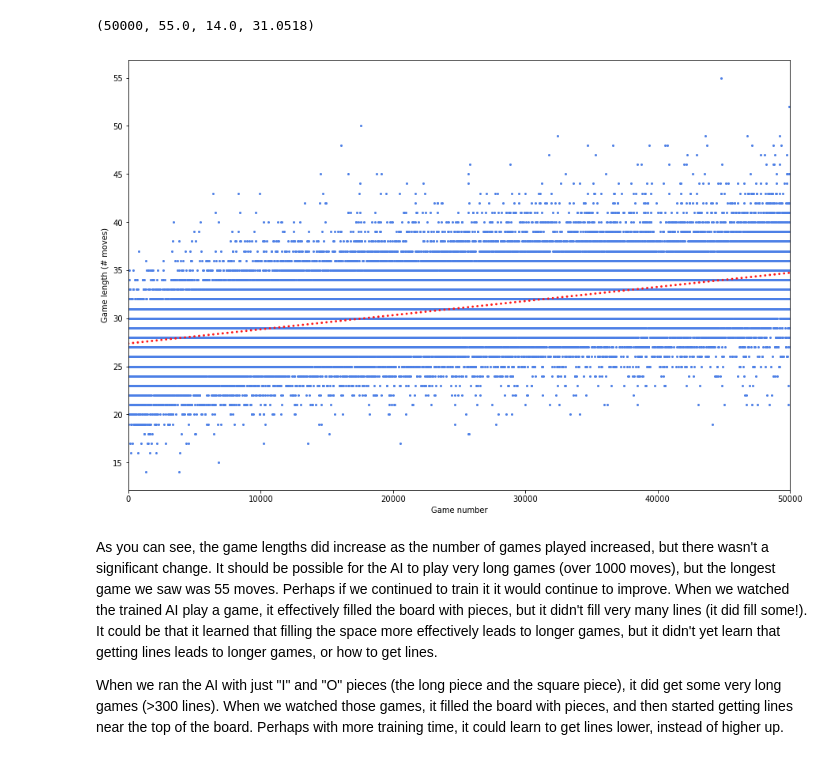
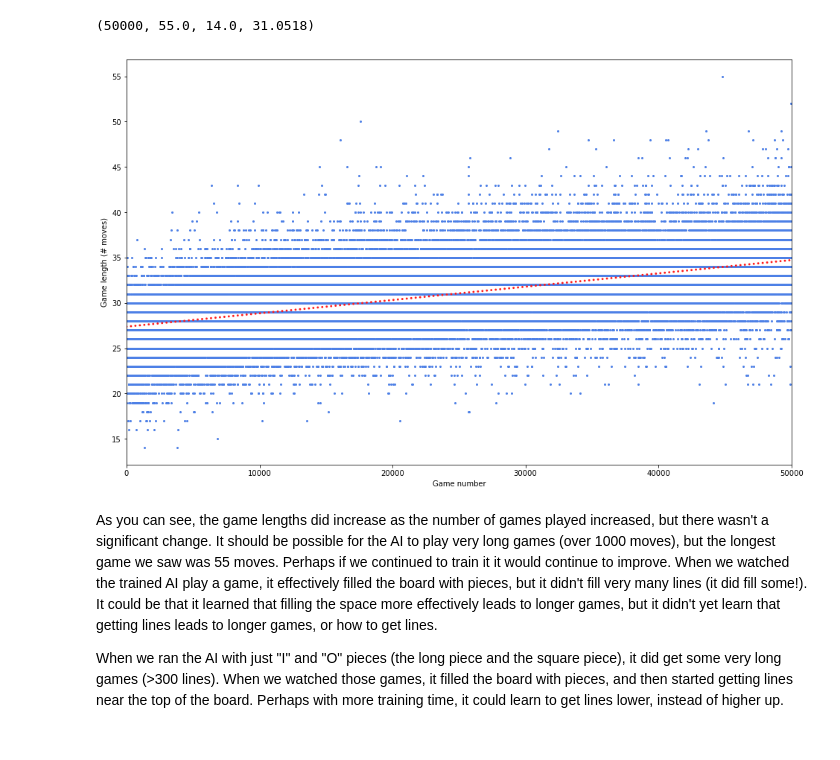
Before and after one commit to josephgriffith/Tetris-AI-Project, a Jupyter notebook: Project Report.ipynb, the cells around one changed output. Drawn from its saved outputs; the diff is of its cells as text; code cells hidden in the pictures.

```diff
--- a/Project Report.ipynb
+++ b/Project Report.ipynb
@@ -147,17 +150,15 @@ len(game_lengths), max(game_lengths), min(game_lengths), sum(game_lengths)/len(g
 # %%
-import matplotlib.pyplot as plt
-%matplotlib inline
-plt.figure(figsize=(15,10))
+plt.figure(figsize=(16,10))
 plt.margins(0, .045)
 plt.ylabel("Game length (# moves)")
 plt.xlabel("Game number")
 plt.plot(game_lengths, '.', ms=4, color=(.3, .5, .9));
 
 # Add a trendline to the graph
 p = np.poly1d(np.polyfit(range(len(game_lengths)), game_lengths, 1))
 plt.plot(p(range(len(game_lengths))),"--", dashes=(.001, 2), lw=3, color=(1, .1, .1), dash_capstyle="round");
 # %% [output]
-[figure, old version]
+[figure, new version]
 # %% [markdown]
 As you can see, the game lengths did increase as the number of games played increased, but there wasn't a significant change.  It should be possible for the AI to play very long games (over 1000 moves), but the longest game we saw was 55 moves.  Perhaps if we continued to train it it would continue to improve.  When we watched the trained AI play a game, it effectively filled the board with pieces, but it didn't fill very many lines (it did fill some!).  It could be that it learned that filling the space more effectively leads to longer games, but it didn't yet learn that getting lines leads to longer games, or how to get lines.
 
```
Also changed, not shown: parts of 8 cells of this notebook, 2 other files.
